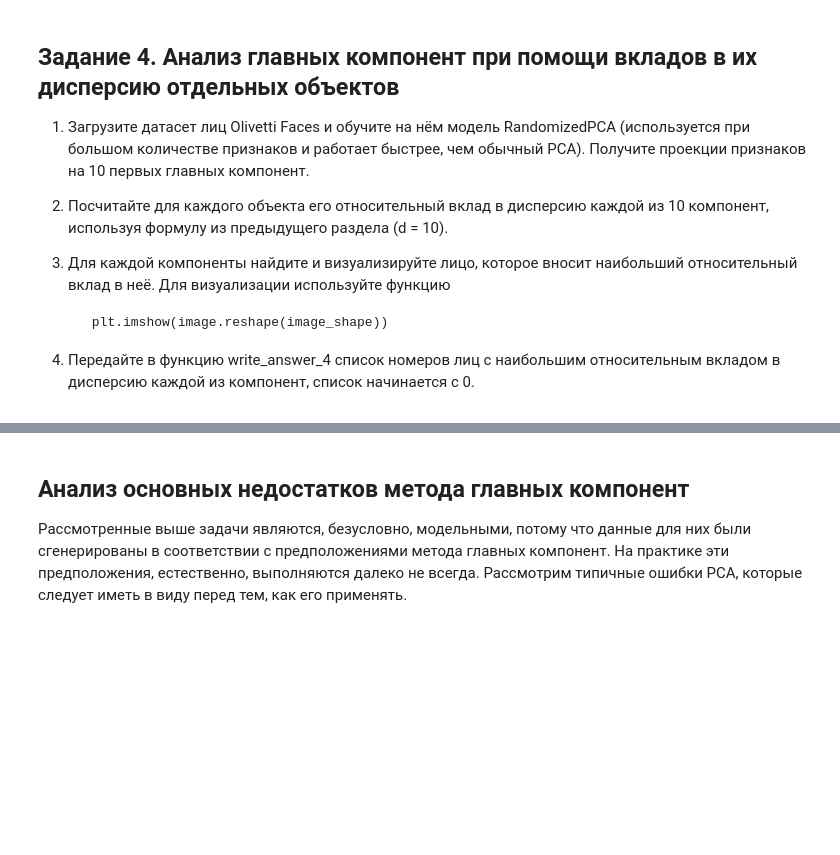
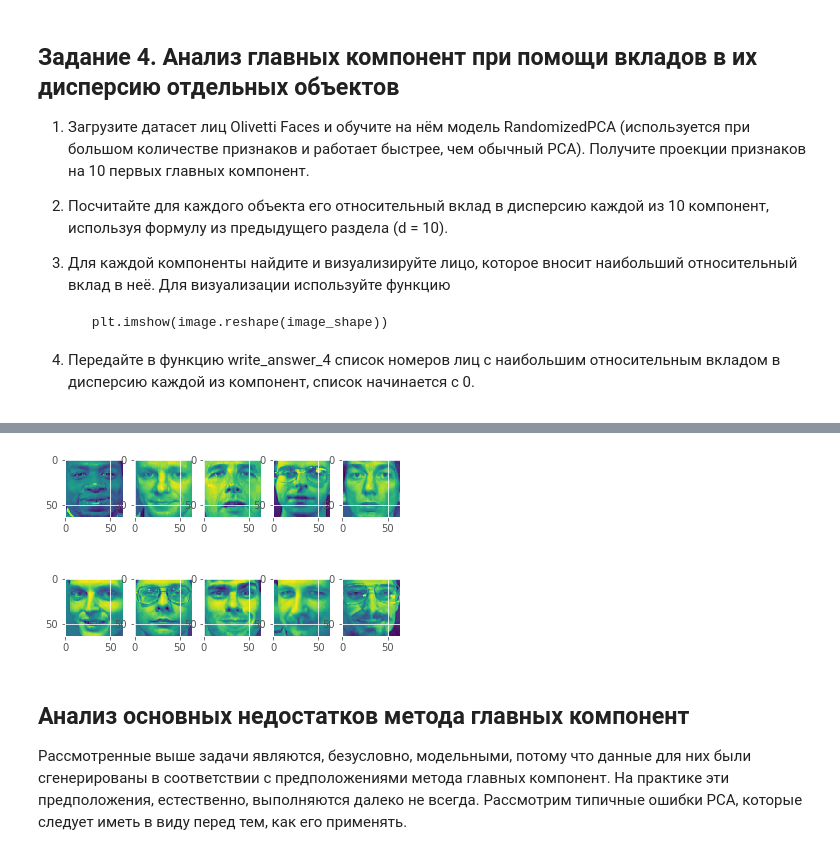
Before and after one commit to akuritsyn/Machine_Learning_Specialization, a Jupyter notebook: 3 - Unsupervised Learning/PA/3PA_2_PCA.ipynb, the cells around one changed output, grey strips where cells are left out. Cells and saved outputs as stored; diff of their text form; code cells hidden in the pictures; blank space fills up the shorter version.

```diff
--- a/3 - Unsupervised Learning/PA/3PA_2_PCA.ipynb
+++ b/3 - Unsupervised Learning/PA/3PA_2_PCA.ipynb
@@ -471,0 +451,16 @@ image_shape = (64, 64)
+# %%
+model = RandomizedPCA(n_components=10)
+transformed_data = model.fit_transform(data)
+
+squared_data = (transformed_data * transformed_data)
+projections_sum = squared_data.sum(axis=1)
+weights = squared_data / projections_sum[:, np.newaxis]
+
+faces_indices = weights.argmax(axis=0)
+fig = plt.figure()
+for i, face_index in enumerate(faces_indices):
+    fig.add_subplot(2, 5, i + 1)
+    image = data[face_index]
+    plt.imshow(image.reshape(image_shape))
+# %% [output]
+[figure, added]
```
Also changed, not shown: parts of 17 cells of this notebook, 5 other files.
